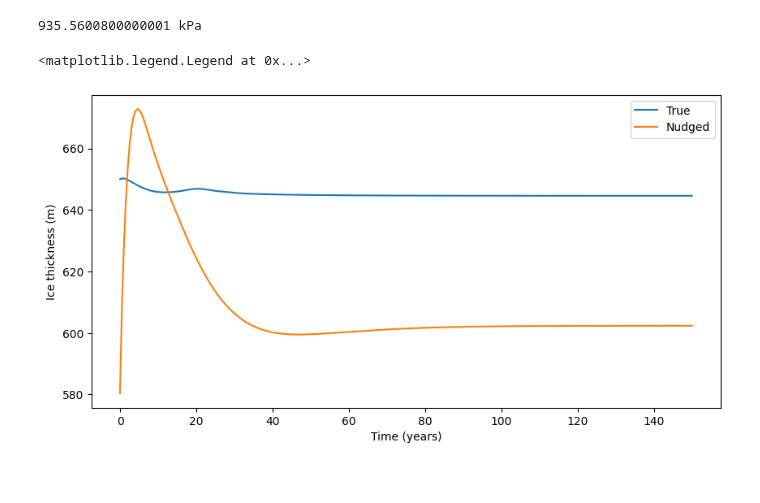
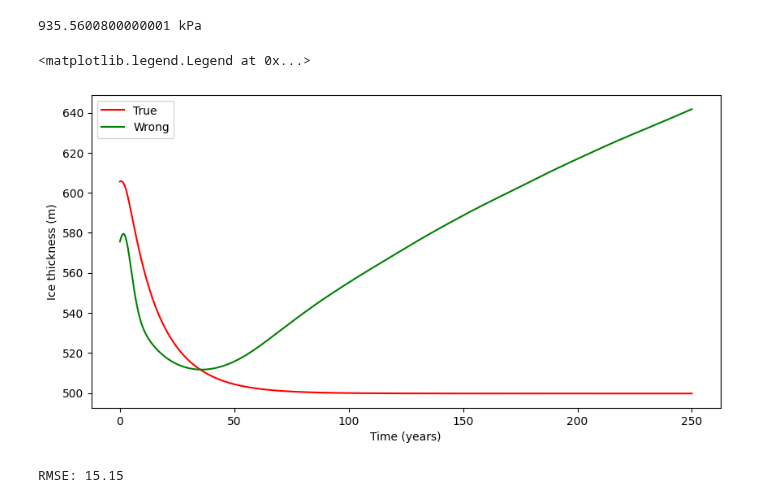
Before and after one commit to KYANJO/Data_assimilation_project, a Jupyter notebook: bin/synthetic_ice_stream_da.ipynb, the cells around one changed output. Cells and saved outputs as stored; diff of their text form; code cells hidden in the pictures.

```diff
--- a/bin/synthetic_ice_stream_da.ipynb
+++ b/bin/synthetic_ice_stream_da.ipynb
@@ -26,7 +26,7 @@ firedrake:WARNING OMP_NUM_THREADS is not set or is set to a value greater than 1
 # Lx, Ly = 50e3, 12e3
 # nx, ny = 48, 32
 Lx, Ly = 50e2, 12e2
-nx, ny = 24, 16
+nx, ny = 18, 12
 mesh = firedrake.RectangleMesh(nx, ny, Lx, Ly)
 
 Q = firedrake.FunctionSpace(mesh, "CG", 2)
@@ -112,9 +112,9 @@ expr = -1e3*C*phi*sqrt(inner(u0, u0))**(1/m-1)*u0
 tau_b = firedrake.interpolate(expr, V)
 
 a_in = firedrake.Constant(1.7)
-a_in_p = firedrake.Constant(1.7+1.7*0.1)
+a_in_p = firedrake.Constant(1.7+1.7*0.05)
 da = firedrake.Constant(-2.7)
-da_p = firedrake.Constant(-2.7 + -2.7*0.05)
+da_p = firedrake.Constant(-2.7 + -2.7*0.02)
 a  = firedrake.interpolate(a_in + da * x / Lx, Q)  # accumulation
 a_p = firedrake.interpolate(a_in_p + da_p * x / Lx, Q)  # accumulation nurged
 
@@ -125,6 +140,6 @@ u = u0.copy(deepcopy=True)
 # %%
 # set variables and parameters
-num_years = 150
+num_years = 250
 # dt = 2.0
 # num_timesteps = int(num_years / dt)
 timesteps_per_year = 2
@@ -191,37 +206,40 @@ from icepack_model.run_icepack_da import initialize_ensemble
 
 # add and entry to kwargs disctionery
 kwargs["h_nurge_ic"] = 100
-kwargs["u_nurge_ic"] = 10
-kwargs["nurged_entries"] = 350
+kwargs["u_nurge_ic"] = 2.5
+kwargs["nurged_entries"] = 500
 kwargs["a"] = a_p # nurged accumulation
+kwargs['t'] = t
+kwargs['x'] = x
+kwargs['Lx'] = Lx
 statevec_bg, statevec_ens, statevec_ens_mean, statevec_ens_full = initialize_ensemble(solver, statevec_bg, statevec_ens, statevec_ens_mean, statevec_ens_full, params,**kwargs)
 # %%
 # Run nurged model with out assimilation
 # --- wrong state ---
 sys.path.insert(0,'../src/models')
 from icepack_model.run_icepack_da import generate_nurged_state
 
 statevec_nurged = np.zeros([params["nd"],params["nt"]+1])
 solver = solver_weertman
 
 statevec_nurged = generate_nurged_state(solver,statevec_nurged,params,**kwargs)
 
 # plot the true and nurged state
 htrue = statevec_true[:hdim,:]
 hnurge = statevec_nurged[:hdim,:]
 h_indx = htrue.shape[1]//2
 h_true = htrue[h_indx,:]
 h_nurged = hnurge[h_indx,:]
 
 plt.figure(figsize=(10,5))
-plt.plot(t,h_true,label='True')
-plt.plot(t,h_nurged,label='Nudged')
+plt.plot(t,h_true,'r',label='True')
+plt.plot(t,h_nurged,'g',label='Wrong')
 plt.xlabel('Time (years)')
 plt.ylabel('Ice thickness (m)')
 plt.legend()
 # %% [output]
 <matplotlib.legend.Legend at 0x...>
-[figure, old version]
+[figure, new version]
 # %%
 # --- Run the model with Data Assimilation ---
 sys.path.insert(0,'../src/run_model_da')
@@ -254,6 +272,8 @@ rmse = utils_funs.rmse(statevec_true, statevec_ens_mean)
 # print(f"RMSE: {rmse[0]:.2f}")
 rmse = float(rmse)
 print(f"RMSE: {rmse:.2f}")
+# %% [output]
+RMSE: 15.15
 # %%
 from firedrake import div
 import icepack.plot
```
Also changed, not shown: parts of 5 cells of this notebook, 4 other files.
